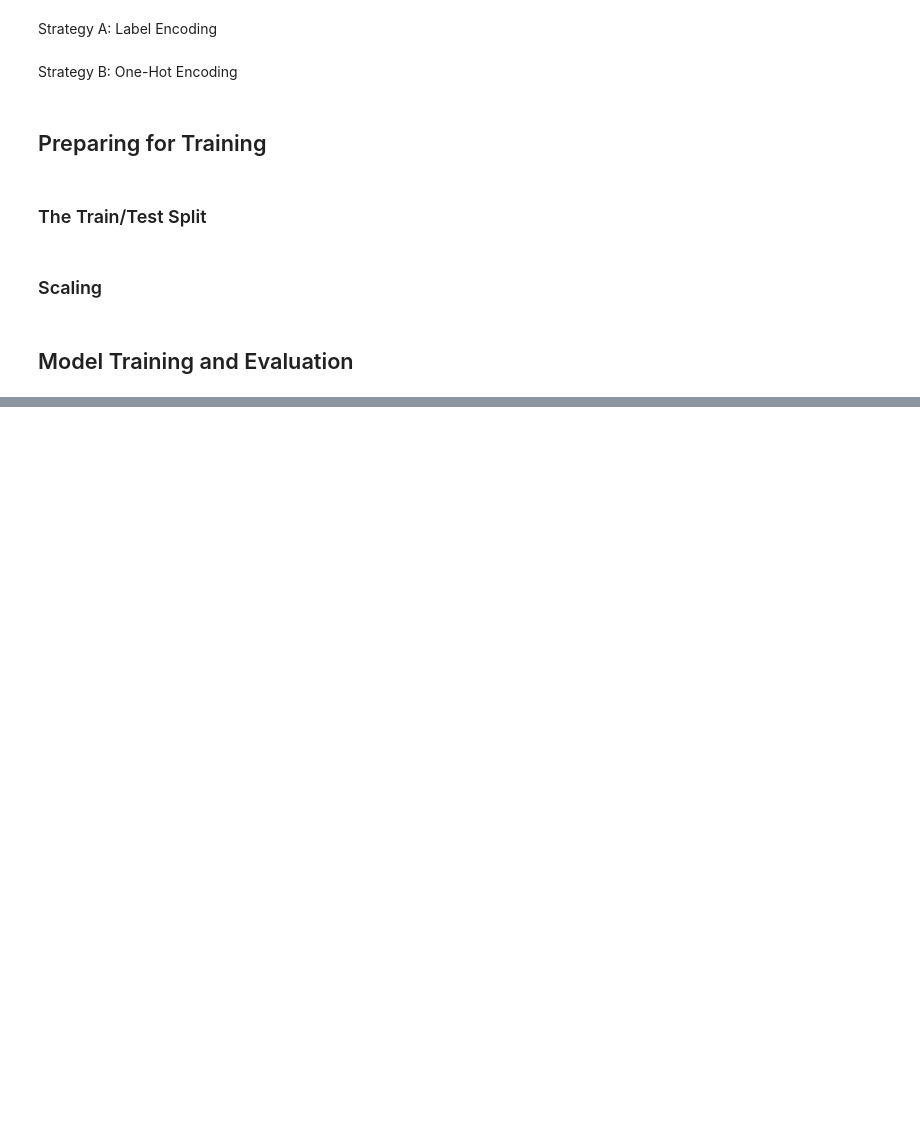
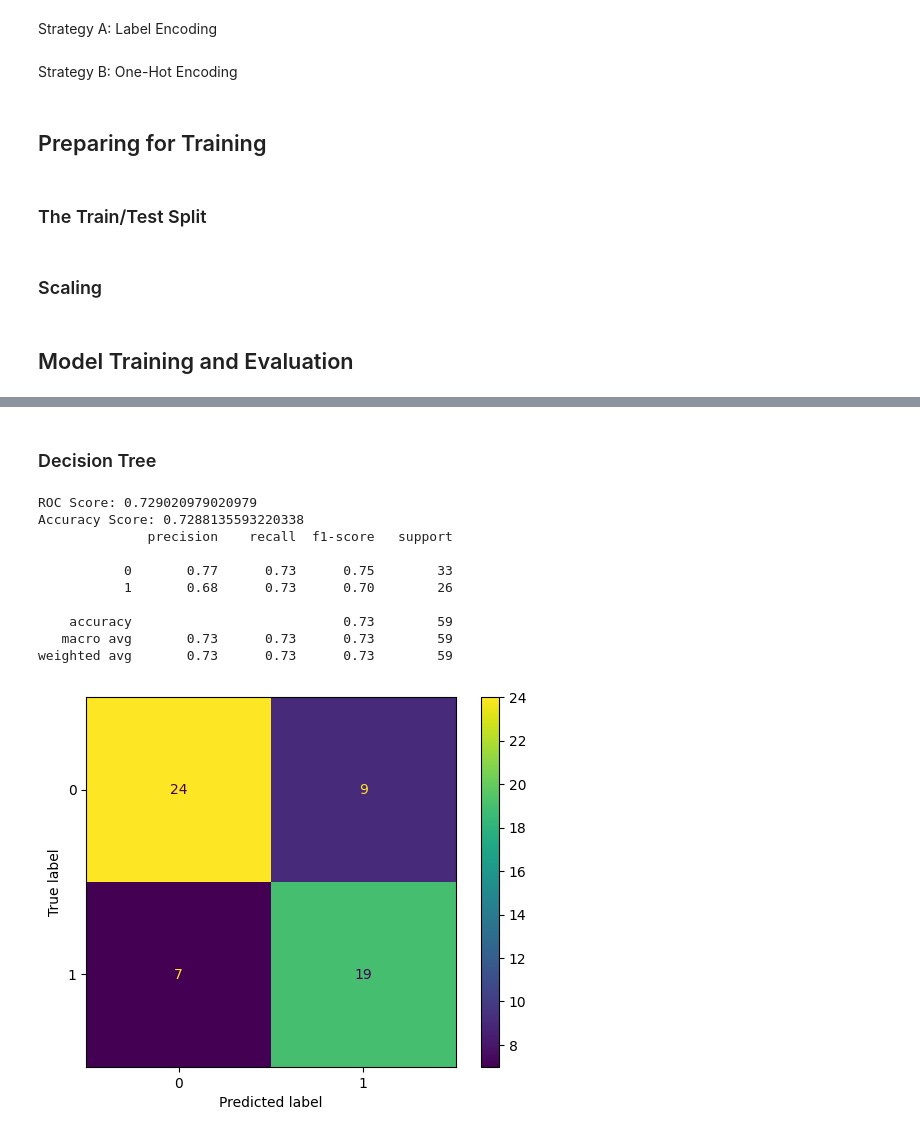
Before and after one commit to AbdlSi/heart_disease, a Jupyter notebook: heartdisease_df_analysis_visuals_dummy.ipynb, the cells around one changed output, grey strips where cells are left out. Saved outputs shown, nothing was run; the diff lists cells and outputs as text; code cells hidden in the pictures; blank space fills up the shorter version.

```diff
--- a/heartdisease_df_analysis_visuals_dummy.ipynb
+++ b/heartdisease_df_analysis_visuals_dummy.ipynb
@@ -147,0 +150,38 @@ Please also refer to the documentation for alternative solver options:
+# %% [markdown]
+### Decision Tree
+# %%
+from sklearn.tree import DecisionTreeClassifier
+import matplotlib.pyplot as plt
+
+dt_model = DecisionTreeClassifier(random_state=42)
+
+dt_model.fit(x_train_scaled,y_train)
+
+y_predict2 = dt_model.predict(x_test_scaled)
+y_proba2 = dt_model.predict_proba(x_test_scaled)
+
+accuracy2 = accuracy_score(y_test , y_predict2)
+cp2 = classification_report(y_test, y_predict2)
+y_proba_positive2 = y_proba2[:,1]
+roc_score2 = roc_auc_score(y_test, y_proba_positive2)
+
+
+cm2 = confusion_matrix(y_test, y_predict2)
+disp2 = ConfusionMatrixDisplay(confusion_matrix=cm2)
+disp2.plot()
+
+print(f"ROC Score: {roc_score2}")
+print(f"Accuracy Score: {accuracy2}")
+print(cp2)
+# %% [output]
+ROC Score: 0.729020979020979
+Accuracy Score: 0.7288135593220338
+              precision    recall  f1-score   support
+
+           0       0.77      0.73      0.75        33
+           1       0.68      0.73      0.70        26
+
+    accuracy                           0.73        59
+   macro avg       0.73      0.73      0.73        59
+weighted avg       0.73      0.73      0.73        59
+[figure, added]
```
Also changed, not shown: parts of 6 cells of this notebook.
